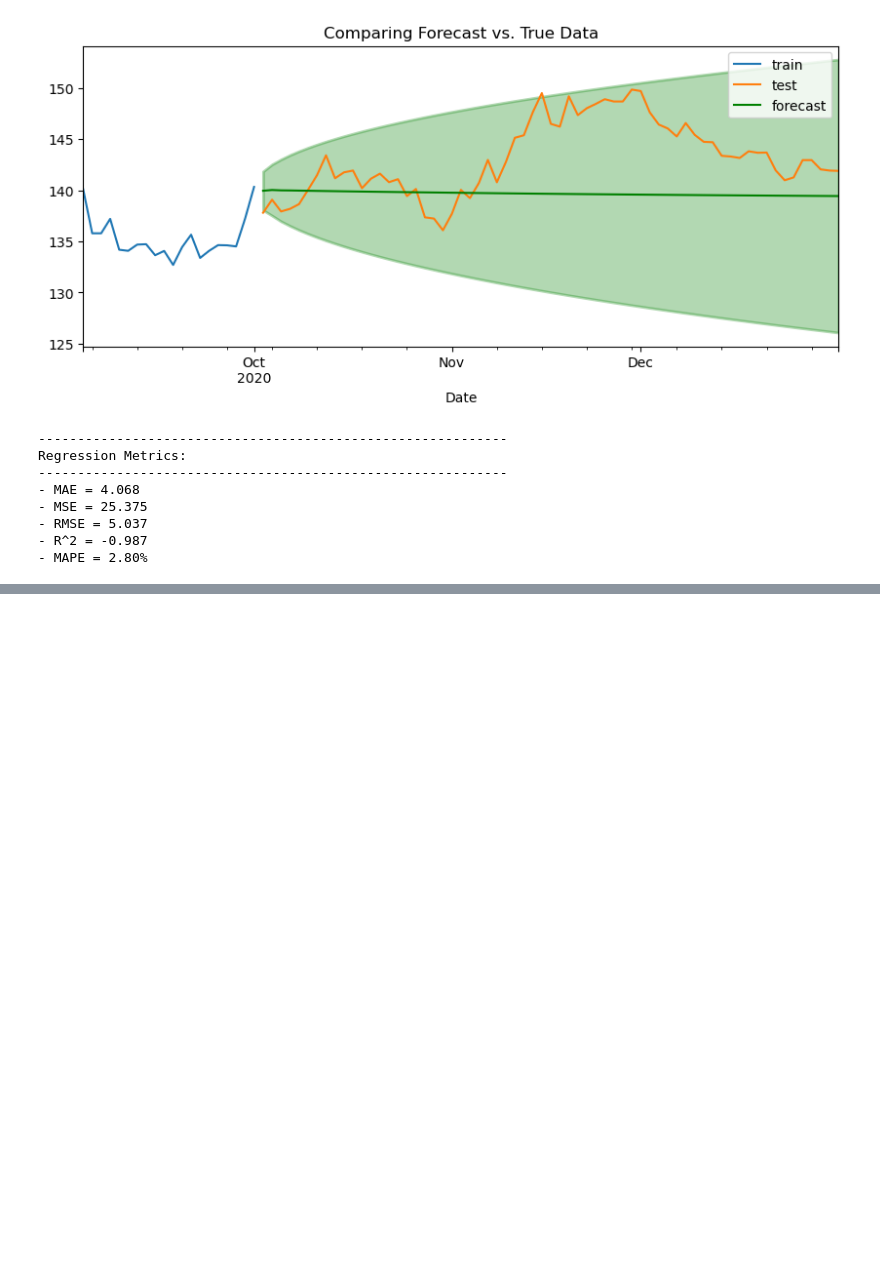
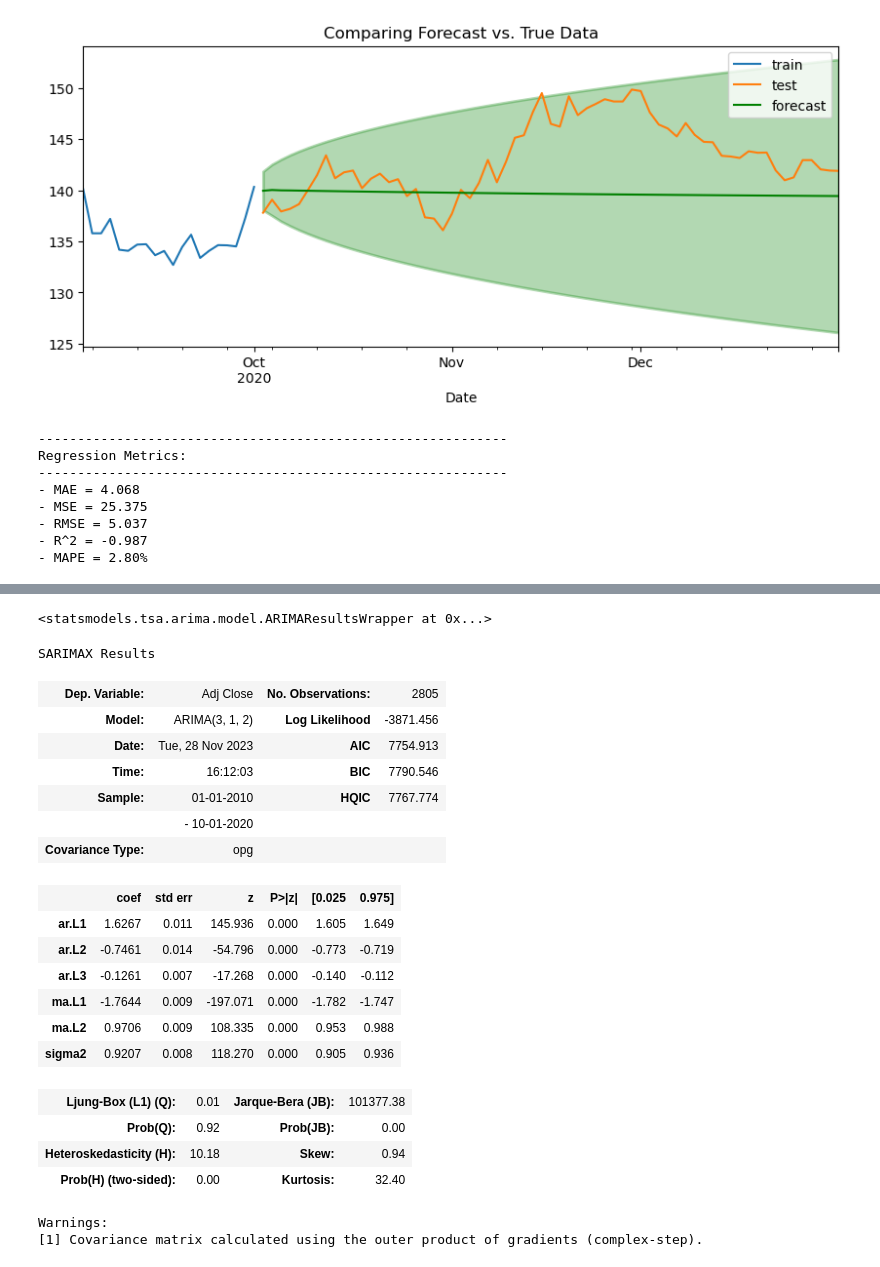
Before and after one commit to brittanymlassiter/Arima-Model--Core, a Jupyter notebook: ARIMA MODEL (CORE).ipynb, the cells around one changed output, grey strips where cells are left out. Cells and saved outputs as stored; diff of their text form; code cells hidden in the pictures; blank space fills up the shorter version.

```diff
--- a/ARIMA MODEL (CORE).ipynb
+++ b/ARIMA MODEL (CORE).ipynb
@@ -360,0 +442,35 @@ Regression Metrics:
+# %%
+# Second defining of the orders (p,d,q)
+p = 3
+d = 1
+q = 2
+
+# Now instantiate the model with the data and fit
+model_comp = tsa.ARIMA(train, order=(p, d, q)).fit()
+model_comp
+# %% [output]
+<statsmodels.tsa.arima.model.ARIMAResultsWrapper at 0x...>
+# %%
+model_comp.summary()
+# %% [output]
+SARIMAX Results
+| Dep. Variable: | Adj Close | No. Observations: | 2805 |
+| Model: | ARIMA(3, 1, 2) | Log Likelihood | -3871.456 |
+| Date: | Tue, 28 Nov 2023 | AIC | 7754.913 |
+| Time: | 16:12:03 | BIC | 7790.546 |
+| Sample: | 01-01-2010 | HQIC | 7767.774 |
+|  | - 10-01-2020 |  |  |
+| Covariance Type: | opg |  |  |
+|  | coef | std err | z | P>|z| | [0.025 | 0.975] |
+| ar.L1 | 1.6267 | 0.011 | 145.936 | 0.000 | 1.605 | 1.649 |
+| ar.L2 | -0.7461 | 0.014 | -54.796 | 0.000 | -0.773 | -0.719 |
+| ar.L3 | -0.1261 | 0.007 | -17.268 | 0.000 | -0.140 | -0.112 |
+| ma.L1 | -1.7644 | 0.009 | -197.071 | 0.000 | -1.782 | -1.747 |
+| ma.L2 | 0.9706 | 0.009 | 108.335 | 0.000 | 0.953 | 0.988 |
+| sigma2 | 0.9207 | 0.008 | 118.270 | 0.000 | 0.905 | 0.936 |
+| Ljung-Box (L1) (Q): | 0.01 | Jarque-Bera (JB): | 101377.38 |
+| Prob(Q): | 0.92 | Prob(JB): | 0.00 |
+| Heteroskedasticity (H): | 10.18 | Skew: | 0.94 |
+| Prob(H) (two-sided): | 0.00 | Kurtosis: | 32.40 |
+Warnings:
+[1] Covariance matrix calculated using the outer product of gradients (complex-step).
```
Also changed, not shown: parts of 11 cells of this notebook.
